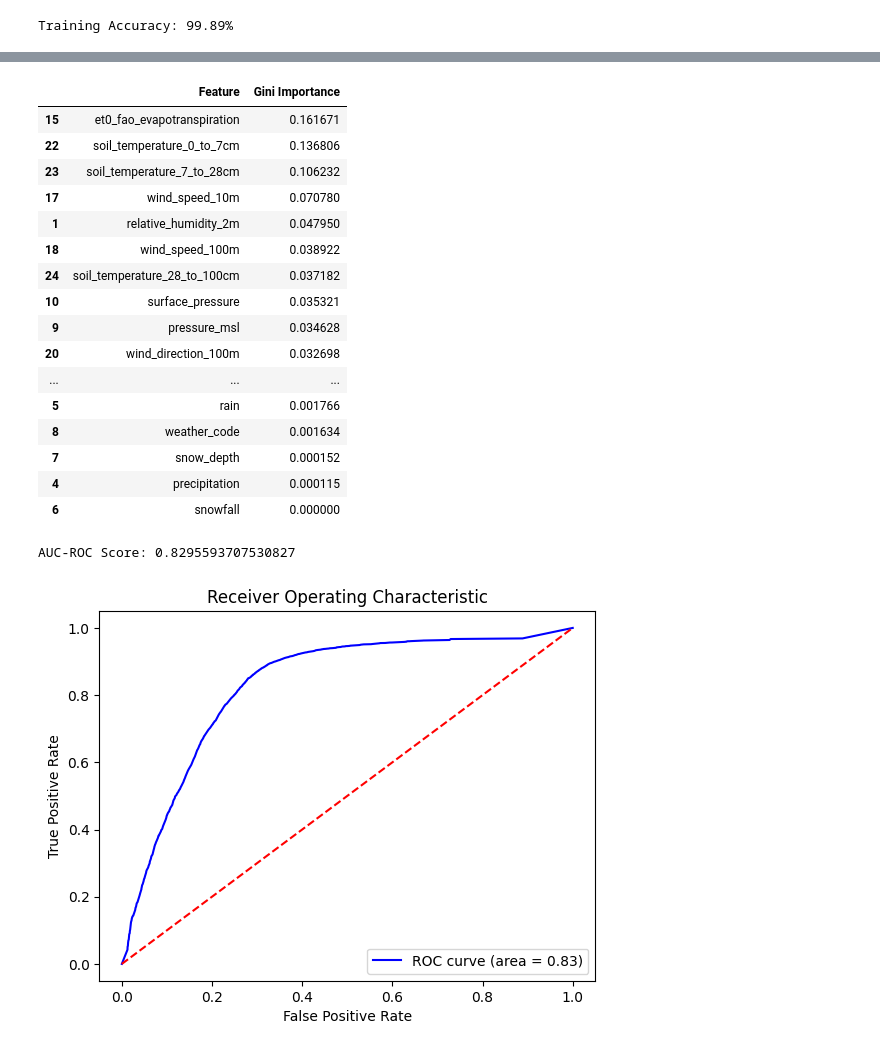
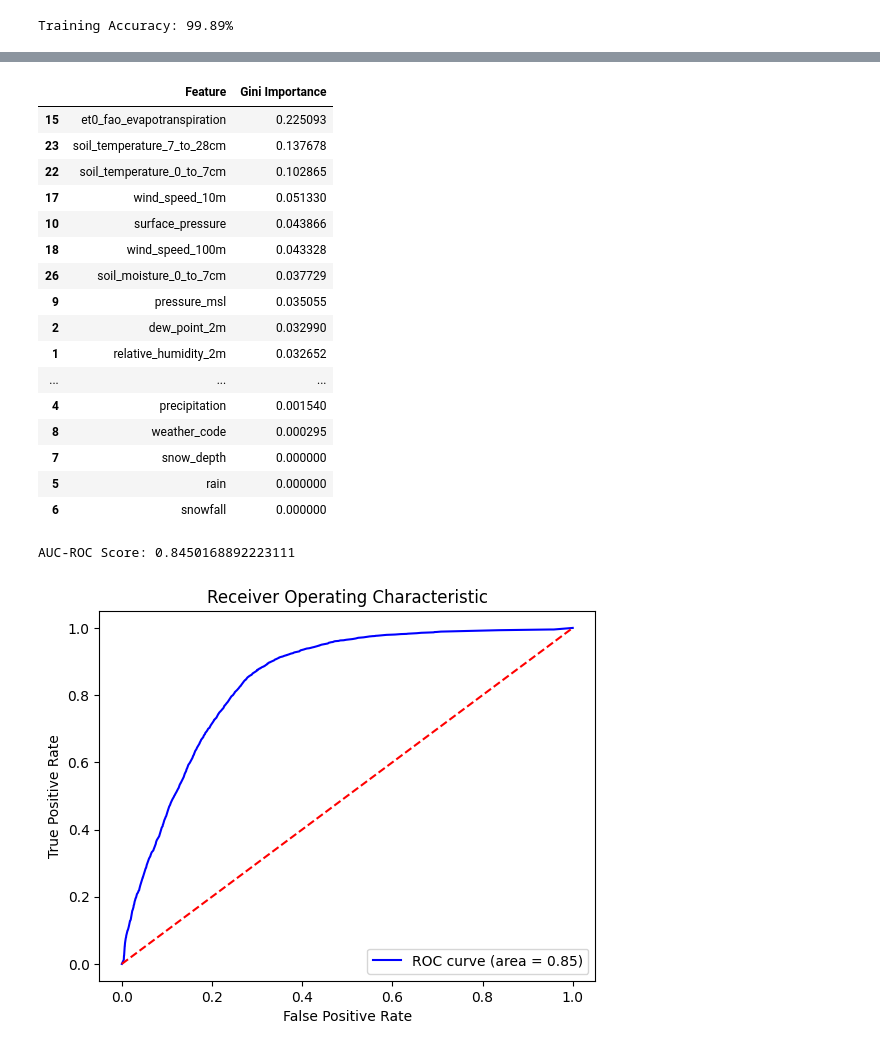
Before and after one commit to Olan-Pinto/Data-Mining-CSCI-5502-872-Course-Project, a Jupyter notebook: Modelling/decisionTree.ipynb, the cells around one changed output, grey strips where cells are left out. Saved outputs shown, nothing was run; the diff lists cells and outputs as text; code cells hidden in the pictures.

```diff
--- a/Modelling/decisionTree.ipynb
+++ b/Modelling/decisionTree.ipynb
@@ -40,5 +36,10 @@ X_transformed = scaler.fit_transform(X)
 # %%
 X_train,X_test,y_train,y_test=train_test_split(X,y,test_size=0.2,random_state=42)
+# %%
+scaler = StandardScaler()
+
+X_train_transformed = scaler.fit_transform(X_train)
+X_test_transformed = scaler.transform(X_test)
 # %%
 dt_model = DecisionTreeClassifier()
 # %%
@@ -220,37 +221,38 @@ feature_imp_df = pd.DataFrame({'Feature': X.columns.tolist(), 'Gini Importance':
 feature_imp_df
 # %% [output]
 |  | Feature | Gini Importance |
-| 15 | et0_fao_evapotranspiration | 0.161671 |
-| 22 | soil_temperature_0_to_7cm | 0.136806 |
-| 23 | soil_temperature_7_to_28cm | 0.106232 |
-| 17 | wind_speed_10m | 0.070780 |
-| 1 | relative_humidity_2m | 0.047950 |
-| 18 | wind_speed_100m | 0.038922 |
-| 24 | soil_temperature_28_to_100cm | 0.037182 |
-| 10 | surface_pressure | 0.035321 |
-| 9 | pressure_msl | 0.034628 |
-| 20 | wind_direction_100m | 0.032698 |
+| 15 | et0_fao_evapotranspiration | 0.225093 |
+| 23 | soil_temperature_7_to_28cm | 0.137678 |
+| 22 | soil_temperature_0_to_7cm | 0.102865 |
+| 17 | wind_speed_10m | 0.051330 |
+| 10 | surface_pressure | 0.043866 |
+| 18 | wind_speed_100m | 0.043328 |
+| 26 | soil_moisture_0_to_7cm | 0.037729 |
+| 9 | pressure_msl | 0.035055 |
+| 2 | dew_point_2m | 0.032990 |
+| 1 | relative_humidity_2m | 0.032652 |
 | ... | ... | ... |
-| 5 | rain | 0.001766 |
-| 8 | weather_code | 0.001634 |
-| 7 | snow_depth | 0.000152 |
-| 4 | precipitation | 0.000115 |
+| 4 | precipitation | 0.001540 |
+| 8 | weather_code | 0.000295 |
+| 7 | snow_depth | 0.000000 |
+| 5 | rain | 0.000000 |
 | 6 | snowfall | 0.000000 |
 # %%
 y_scores = best_dt_model.predict_proba(X_test_transformed)[:, 1]
 # %%
+auc_score = roc_auc_score(y_test, y_scores)
 print("AUC-ROC Score:", auc_score)
 
 fpr, tpr, thresholds = roc_curve(y_test, y_scores)
 
 plt.figure()
 plt.plot(fpr, tpr, color='blue', label='ROC curve (area = %0.2f)' % auc_score)
 plt.plot([0, 1], [0, 1], color='red', linestyle='--')  # Diagonal line
 plt.xlabel('False Positive Rate')
 plt.ylabel('True Positive Rate')
 plt.title('Receiver Operating Characteristic')
 plt.legend(loc='lower right')
 plt.show()
 # %% [output]
-AUC-ROC Score: 0.8295593707530827
+AUC-ROC Score: 0.8450168892223111
-[figure, old version]
+[figure, new version]
```
Also changed, not shown: parts of 6 cells of this notebook, 2 other files.
